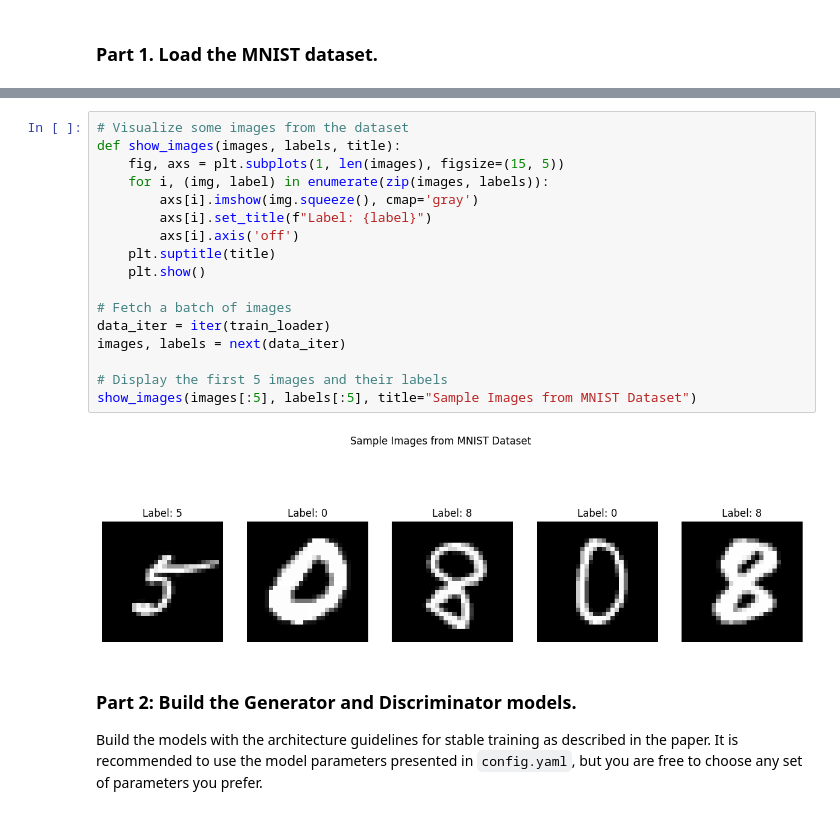
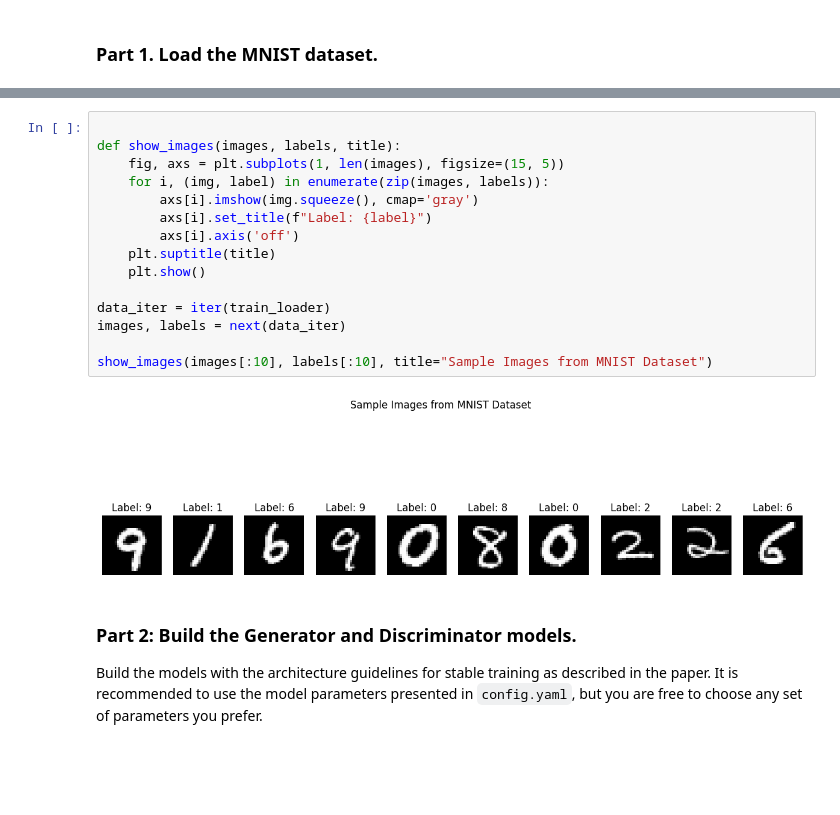
Before and after one commit to AmirHosseinNaghdi2003/Deep-Generative-Models, a Jupyter notebook: CHW3/DGM_HW3_GAN_Practical.ipynb, the cells around one changed output, grey strips where cells are left out. Cells and saved outputs as stored; diff of their text form; blank space fills up the shorter version.

```diff
--- a/CHW3/DGM_HW3_GAN_Practical.ipynb
+++ b/CHW3/DGM_HW3_GAN_Practical.ipynb
@@ -82,22 +105,20 @@ Training Set: 60000 samples
 # %%
-# Visualize some images from the dataset
+
 def show_images(images, labels, title):
     fig, axs = plt.subplots(1, len(images), figsize=(15, 5))
     for i, (img, label) in enumerate(zip(images, labels)):
         axs[i].imshow(img.squeeze(), cmap='gray')
         axs[i].set_title(f"Label: {label}")
         axs[i].axis('off')
     plt.suptitle(title)
     plt.show()
 
-# Fetch a batch of images
 data_iter = iter(train_loader)
 images, labels = next(data_iter)
 
-# Display the first 5 images and their labels
-show_images(images[:5], labels[:5], title="Sample Images from MNIST Dataset")
+show_images(images[:10], labels[:10], title="Sample Images from MNIST Dataset")
 # %% [output]
-[figure, old version]
+[figure, new version]
 # %% [markdown]
 ### Part 2: Build the Generator and Discriminator models.
 Build the models with the architecture guidelines for stable training as described in the paper. It is recommended to use the model parameters presented in `config.yaml`, but you are free to choose any set of parameters you prefer.
```
Also changed, not shown: parts of 28 cells of this notebook, 6 other files.
